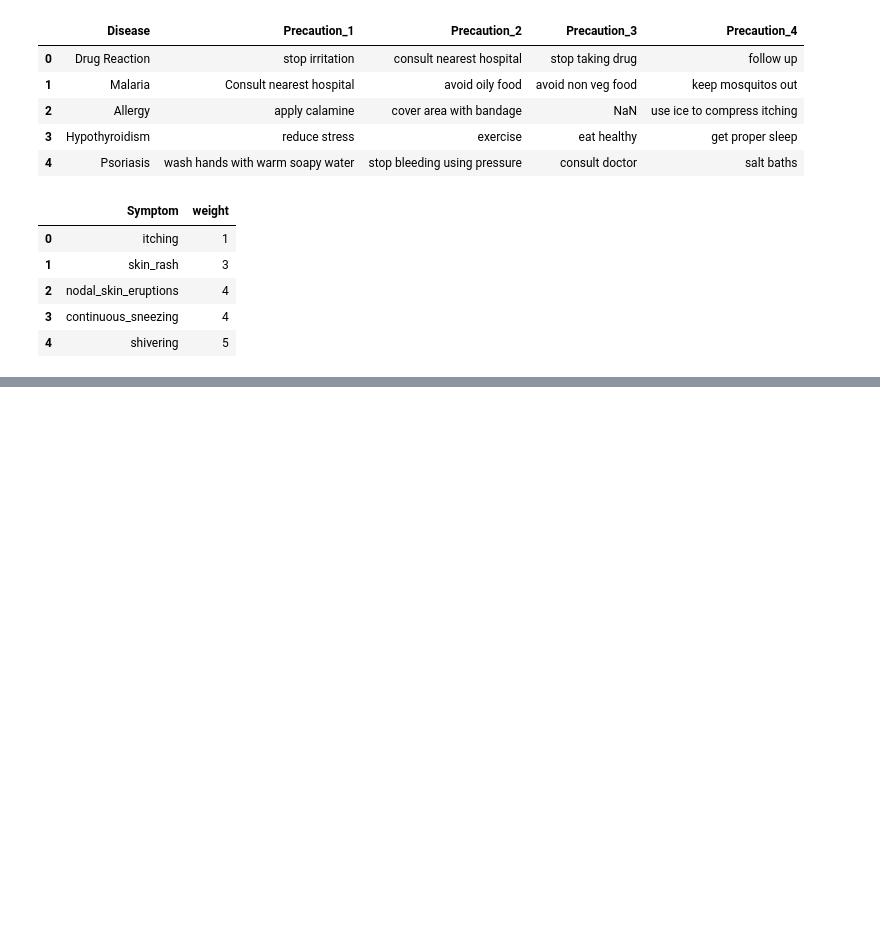
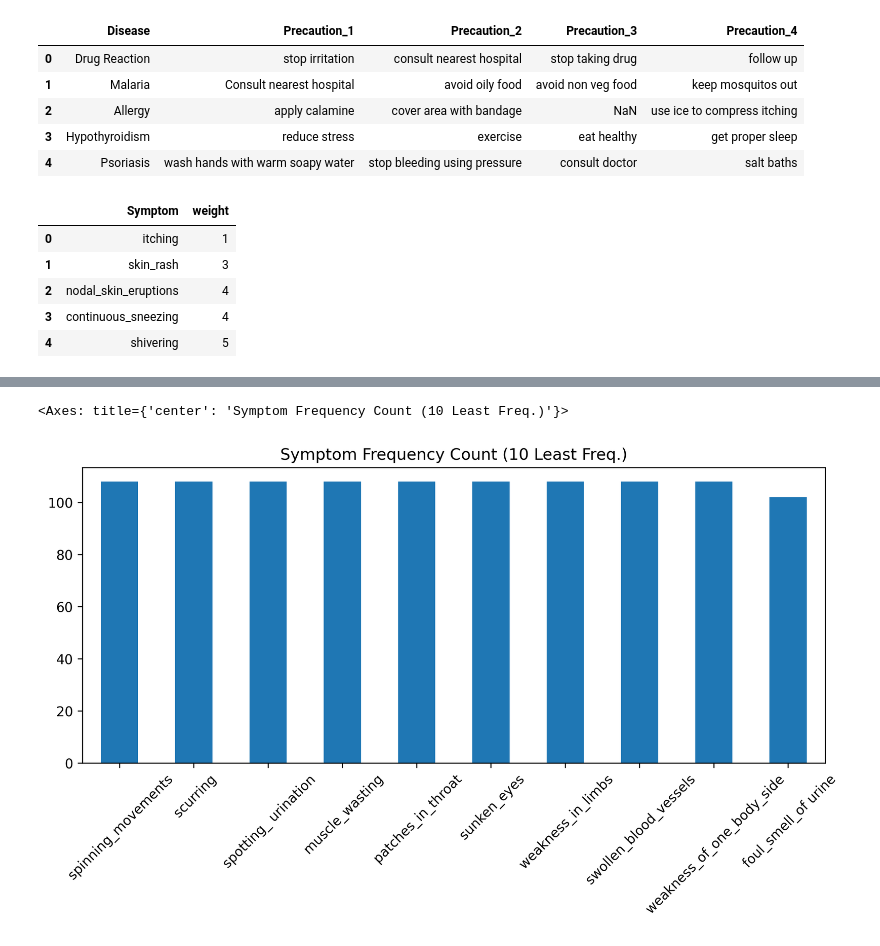
Before and after one commit to domipm/AML-Disease-Symptom, a Jupyter notebook: Health_14.ipynb, the cells around one changed output, grey strips where cells are left out. Drawn from its saved outputs; the diff is of its cells as text; code cells hidden in the pictures; blank space fills up the shorter version.

```diff
--- a/Health_14.ipynb
+++ b/Health_14.ipynb
@@ -103,0 +149,12 @@ plt.close()
+# %%
+# Bar plot of frequency of each symptom
+symptom_arr.tail(10).plot(kind = 'bar',
+                 title = 'Symptom Frequency Count (10 Least Freq.)',
+                 xlabel = "",
+                 legend = False,
+                 figsize = (10, 4),
+                 rot = 45,
+                 )
+# %% [output]
+<Axes: title={'center': 'Symptom Frequency Count (10 Least Freq.)'}>
+[figure, added]
```
Also changed, not shown: parts of 12 cells of this notebook.
